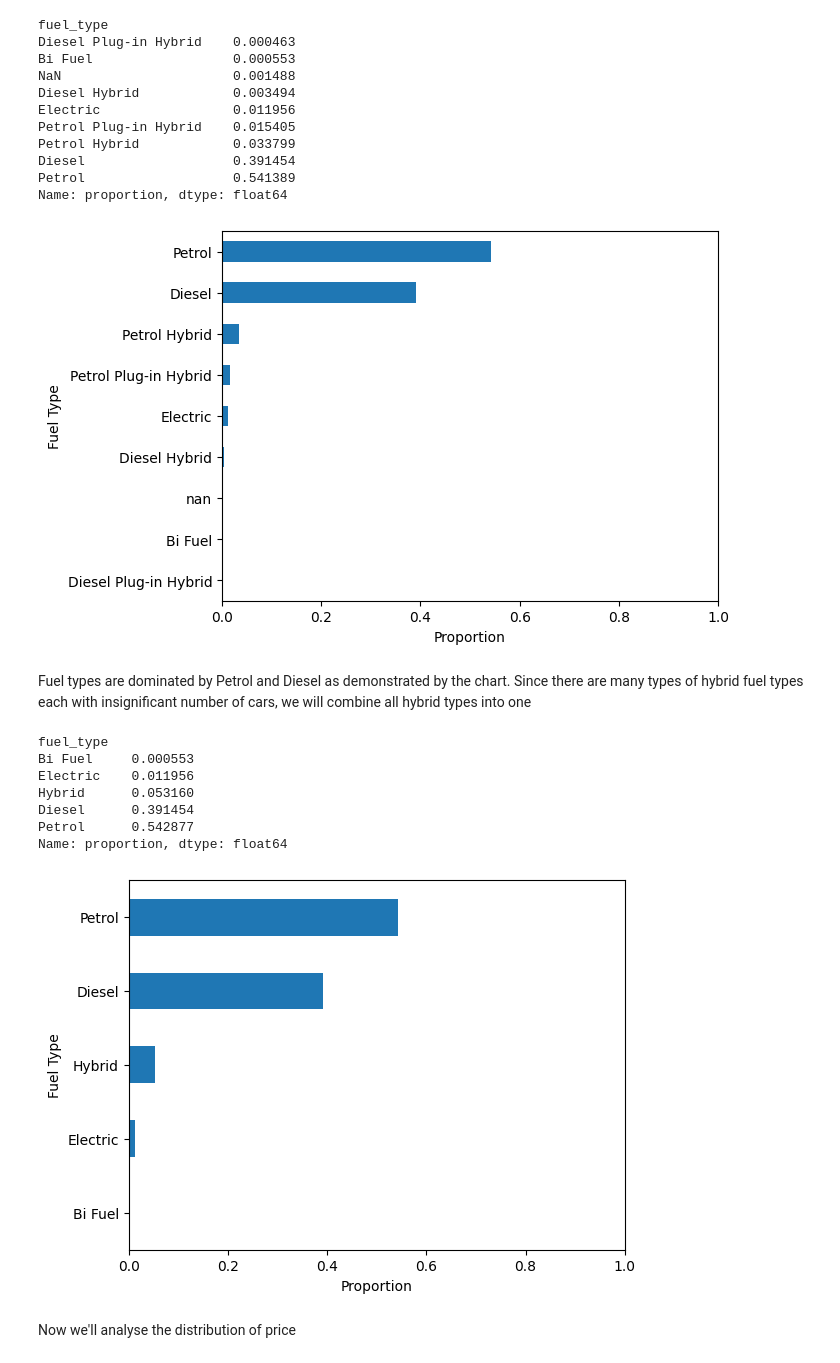
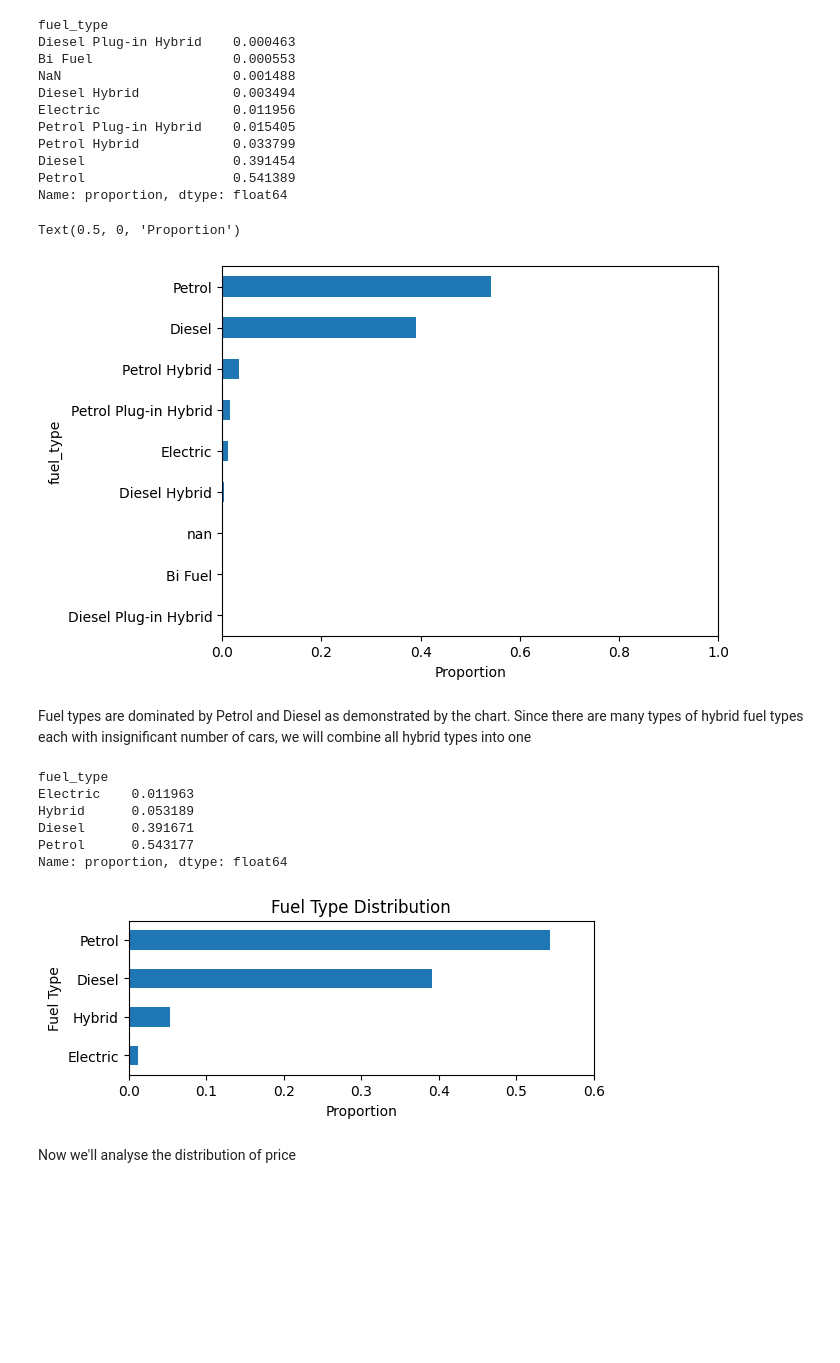
Before and after one commit to alint77/aml, a Jupyter notebook: aml.ipynb, the cells around one changed output. Saved outputs shown, nothing was run; the diff lists cells and outputs as text; code cells hidden in the pictures; blank space fills up the shorter version.

```diff
--- a/aml.ipynb
+++ b/aml.ipynb
@@ -312,31 +297,32 @@ Name: proportion, dtype: float64
 fig,ax = plt.subplots()
 df["fuel_type"].value_counts(normalize=True,dropna=False).sort_values().plot(kind = 'barh',xlim=(0,1),ax=ax)
 ax.set_xlabel("Proportion")
-ax.set_ylabel("Fuel Type");
 # %% [output]
+Text(0.5, 0, 'Proportion')
 [figure]
 # %% [markdown]
 Fuel types are dominated by Petrol and Diesel as demonstrated by the chart. Since there are many types of hybrid fuel types each with insignificant number of cars, we will combine all hybrid types into one
 # %%
 df["fuel_type"]=df["fuel_type"].fillna(df["fuel_type"].mode()[0])
 df.loc[df["fuel_type"].str.contains("Hybrid"),"fuel_type"]="Hybrid"
+df = df[df["fuel_type"]!="Bi Fuel"]
 # %%
 df["fuel_type"].value_counts(normalize=True).sort_values()
 # %% [output]
 fuel_type
-Bi Fuel     0.000553
-Electric    0.011956
-Hybrid      0.053160
-Diesel      0.391454
-Petrol      0.542877
+Electric    0.011963
+Hybrid      0.053189
+Diesel      0.391671
+Petrol      0.543177
 Name: proportion, dtype: float64
 # %%
 fig,ax = plt.subplots()
-df["fuel_type"].value_counts(normalize=True,dropna=False).sort_values().plot(kind = 'barh',xlim=(0,1),ax=ax)
+df["fuel_type"].value_counts(normalize=True,dropna=False).sort_values().plot(kind = 'barh',xlim=(0,.6),ax=ax,figsize=(6,2))
 ax.set_xlabel("Proportion")
 ax.set_ylabel("Fuel Type");
+ax.set_title("Fuel Type Distribution");
 # %% [output]
-[figure, old version]
+[figure, new version]
 # %% [markdown]
 Now we'll analyse the distribution of price
 # %%
```
Also changed, not shown: parts of 127 cells of this notebook.
